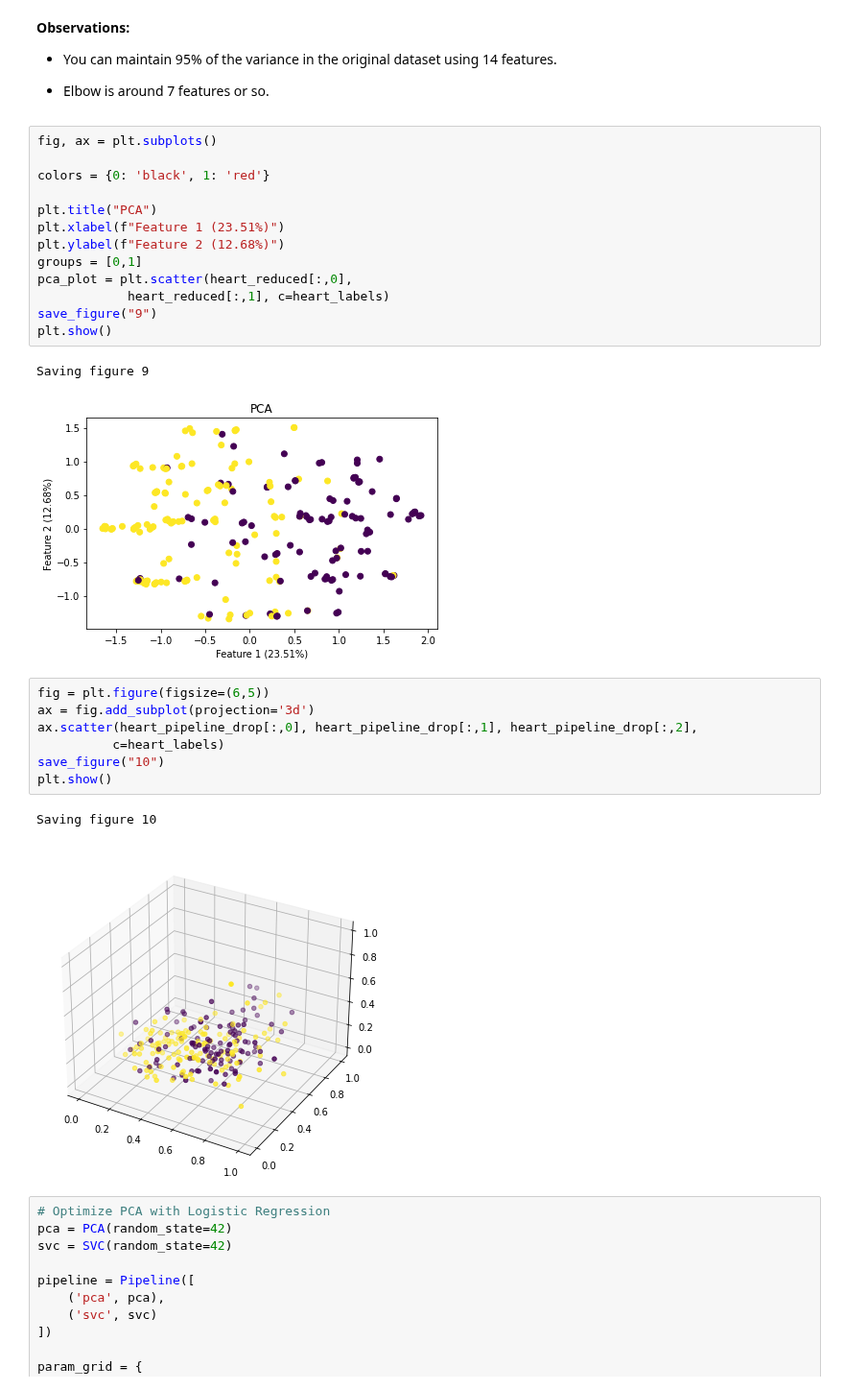
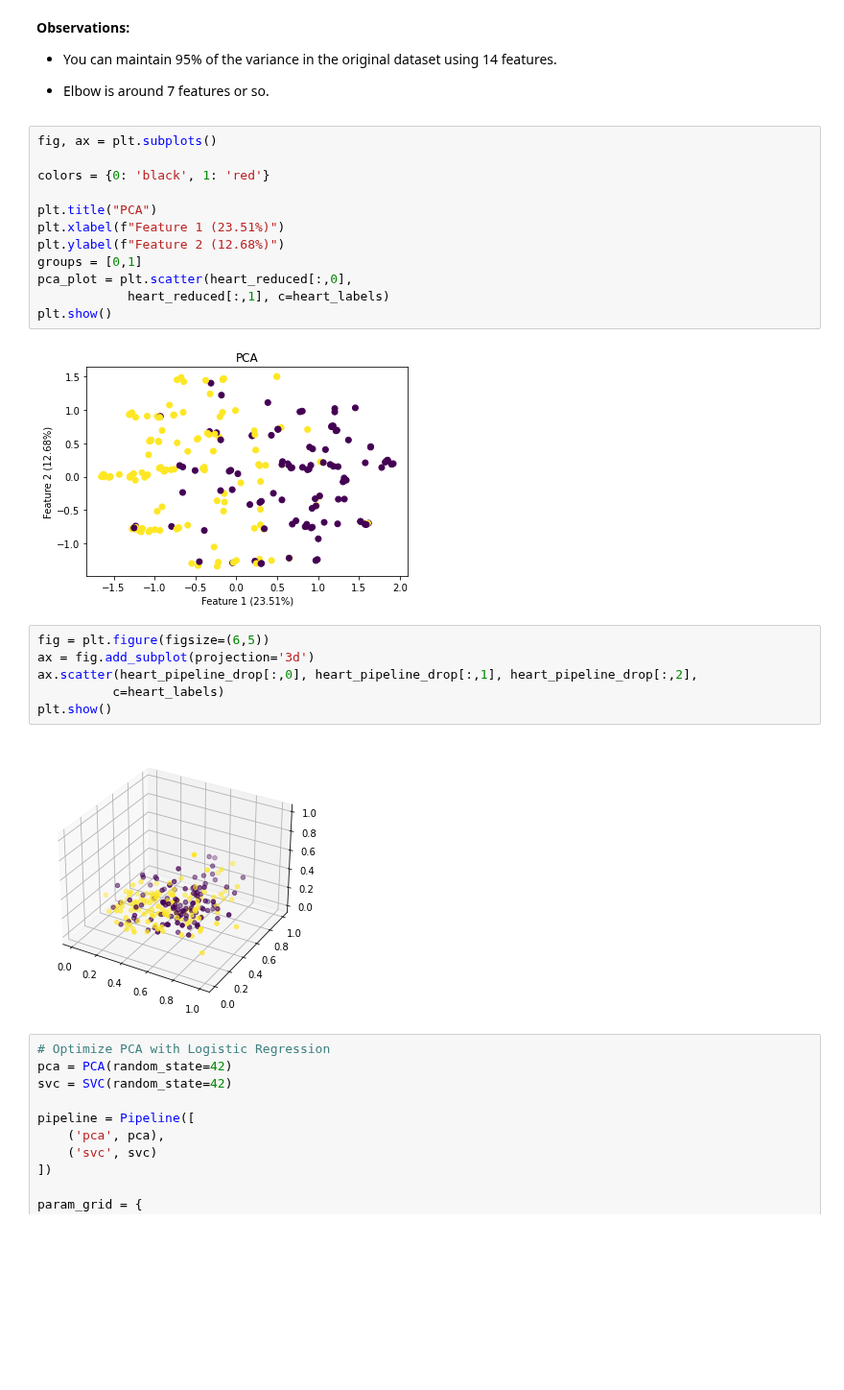
Before and after one commit to zachcarlson/HeartAttackPredictor, a Jupyter notebook: HeartAttackPredictor.ipynb, the cells around one changed output. Shown at 96% size. Cells and saved outputs as stored; diff of their text form; blank space fills up the shorter version.

```diff
--- a/HeartAttackPredictor.ipynb
+++ b/HeartAttackPredictor.ipynb
@@ -570,29 +542,25 @@ Explained Variance Ratio: 0.9654689650787032
 # %%
 fig, ax = plt.subplots()
 
 colors = {0: 'black', 1: 'red'}
 
 plt.title("PCA")
 plt.xlabel(f"Feature 1 (23.51%)")
 plt.ylabel(f"Feature 2 (12.68%)")
 groups = [0,1]
 pca_plot = plt.scatter(heart_reduced[:,0],
             heart_reduced[:,1], c=heart_labels)
-save_figure("9")
 plt.show()
 # %% [output]
-Saving figure 9
-[figure, old version]
+[figure, new version]
 # %%
 fig = plt.figure(figsize=(6,5))
 ax = fig.add_subplot(projection='3d')
 ax.scatter(heart_pipeline_drop[:,0], heart_pipeline_drop[:,1], heart_pipeline_drop[:,2],
           c=heart_labels)
-save_figure("10")
 plt.show()
 # %% [output]
-Saving figure 10
-[figure, old version]
+[figure, new version]
 # %%
 # Optimize PCA with Logistic Regression
 pca = PCA(random_state=42)
```
Also changed, not shown: parts of 14 cells of this notebook, 1 other file.
